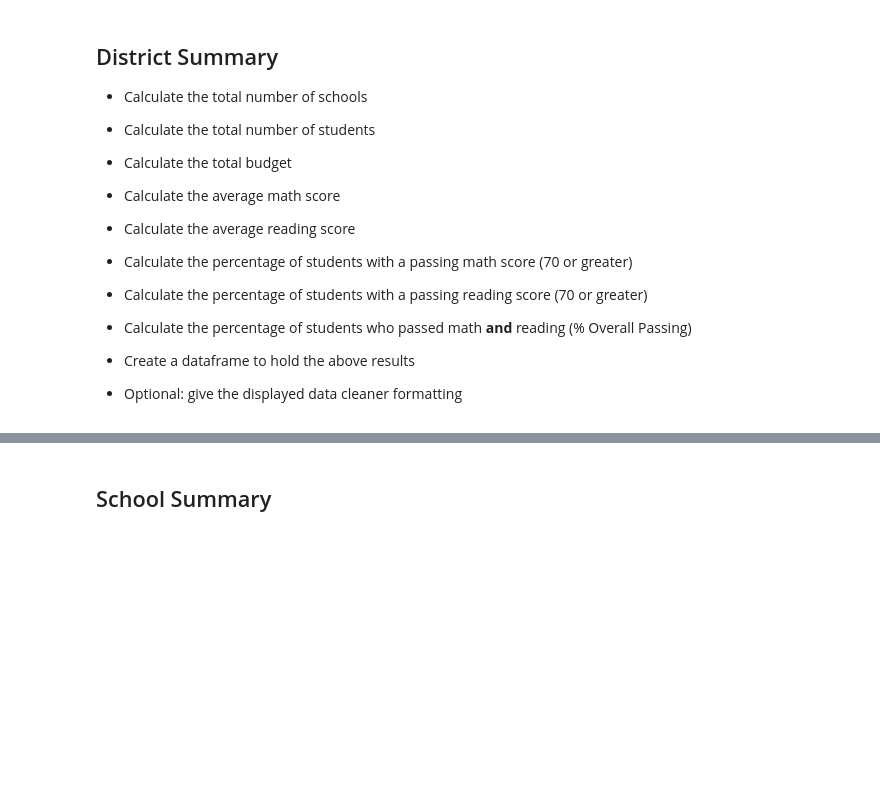
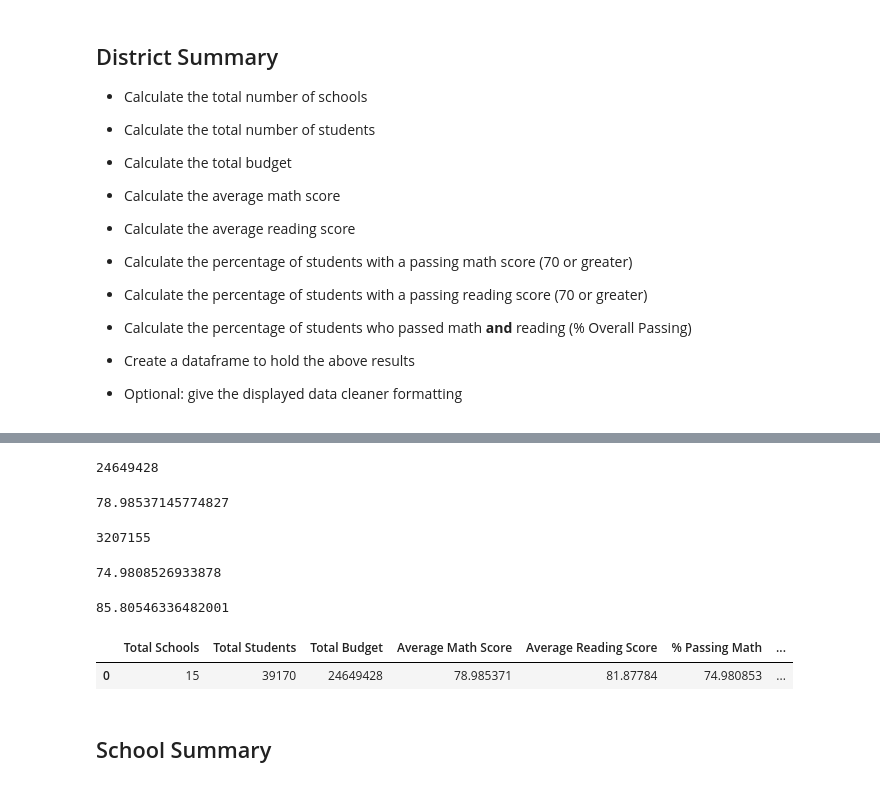
Before and after one commit to VanessaGuzman12/pandas_challenge, a Jupyter notebook: PyCitySchools/PyCitySchools_starter.ipynb, the cells around one changed output, grey strips where cells are left out. Cells and saved outputs as stored; diff of their text form; code cells hidden in the pictures; blank space fills up the shorter version.

```diff
--- a/PyCitySchools/PyCitySchools_starter.ipynb
+++ b/PyCitySchools/PyCitySchools_starter.ipynb
@@ -100,3 +68,43 @@ total_school=total_summary.
+# %%
+total_budget=school_data["budget"].sum()
+
+total_budget
+# %% [output]
+24649428
+# %%
+total_math=school_data_complete["math_score"].sum()
+total_math
+average_math=total_math/total_students
+average_math
+# %% [output]
+78.98537145774827
+# %%
+total_reading=school_data_complete["reading_score"].sum()
+total_reading
+average_reading=total_reading/total_students
+average_reading
+# %% [output]
+3207155
+# %%
+passing_math= (school_data_complete.loc[school_data_complete["math_score"]>=70,["math_score"]].count()/total_students)*100
+
+passing_math=float(passing_math)
+passing_math
+# %% [output]
+74.9808526933878
+# %%
+passing_reading= (school_data_complete.loc[school_data_complete["reading_score"]>=70,["reading_score"]].count()/total_students)*100
+passing_reading=float(passing_reading)
+passing_reading
+# %% [output]
+85.80546336482001
+# %%
+school_df=pd.DataFrame({"Total Schools":[total_school],"Total Students":[total_students],"Total Budget": [total_budget],"Average Math Score": [average_math],"Average Reading Score": [average_reading],"% Passing Math": [passing_math],"% Passing Reading": [passing_reading]})
+
+school_df
+# %% [output]
+|  | Total Schools | Total Students | Total Budget | Average Math Score | Average Reading Score | % Passing Math | ... |
+| 0 | 15 | 39170 | 24649428 | 78.985371 | 81.87784 | 74.980853 | ... |
 # %% [markdown]
 ## School Summary
 # %% [markdown]
```
Also changed, not shown: parts of 8 cells of this notebook.
